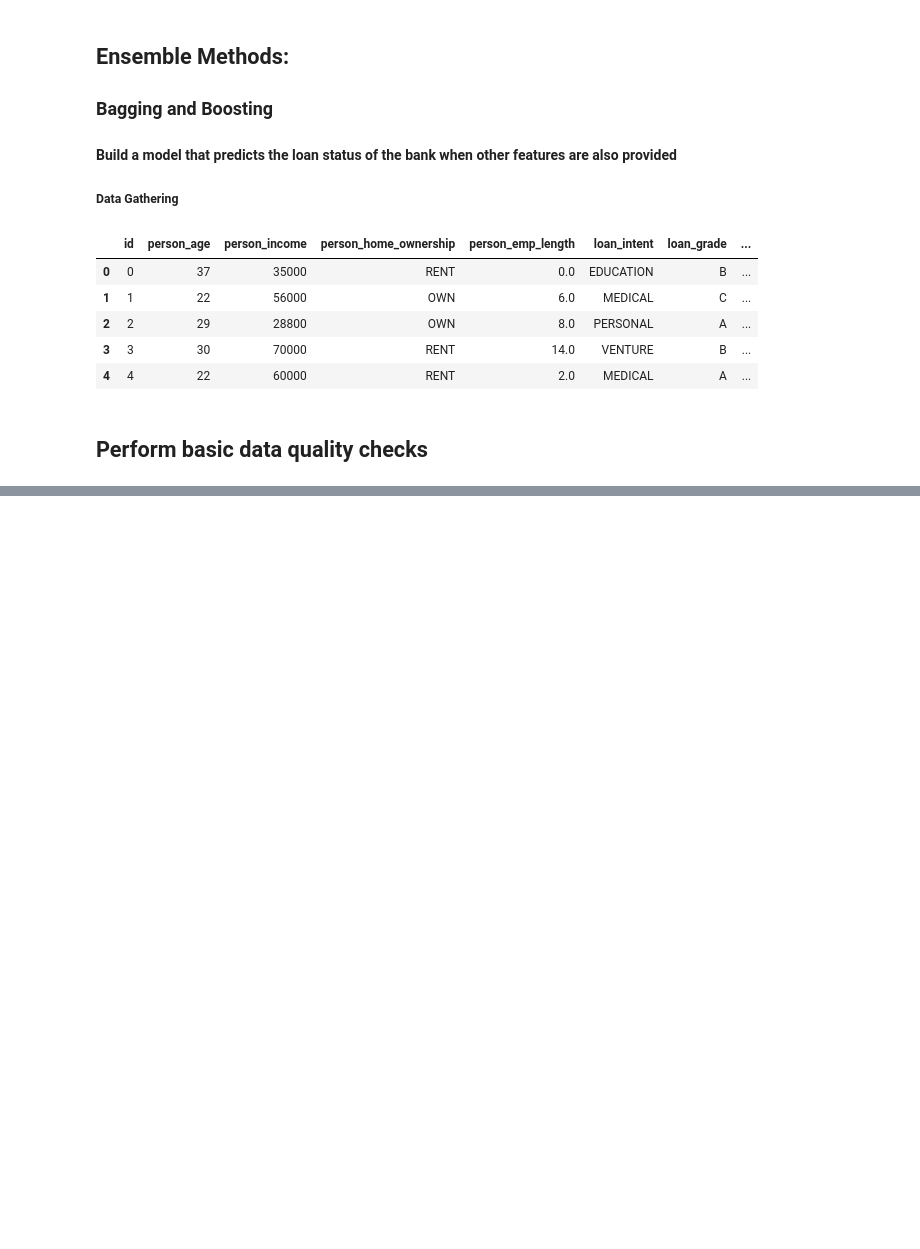
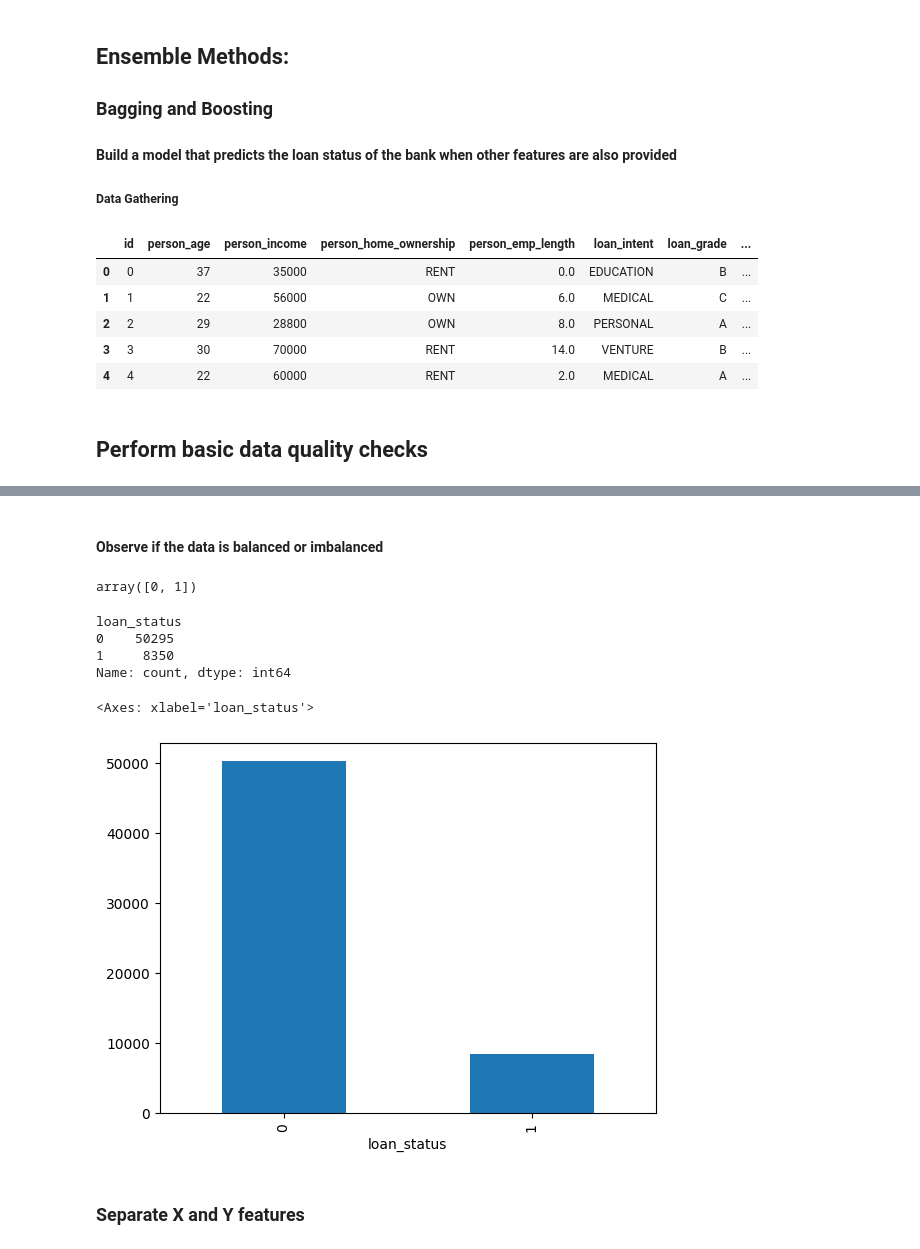
Before and after one commit to PrarthanaShende/Machine-Learning, a Jupyter notebook: Ensemble Methods/Ensemble Methods.ipynb, the cells around one changed output, grey strips where cells are left out. Cells and saved outputs as stored; diff of their text form; code cells hidden in the pictures; blank space fills up the shorter version.

```diff
--- a/Ensemble Methods/Ensemble Methods.ipynb
+++ b/Ensemble Methods/Ensemble Methods.ipynb
@@ -24,0 +57,2 @@ df.head()
+# %%
+df= df.drop_duplicates()
@@ -24,0 +77,21 @@ df.head()
+# %% [markdown]
+#### Observe if the data is balanced or imbalanced
+# %%
+df['loan_status'].unique()
+# %% [output]
+array([0, 1])
+# %%
+df['loan_status'].value_counts()
+# %% [output]
+loan_status
+0    50295
+1     8350
+Name: count, dtype: int64
+# %%
+
+df['loan_status'].value_counts().plot(kind='bar')
+# %% [output]
+<Axes: xlabel='loan_status'>
+[figure, added]
+# %% [markdown]
+### Separate X and Y features
```
Also changed, not shown: parts of 43 cells of this notebook.
